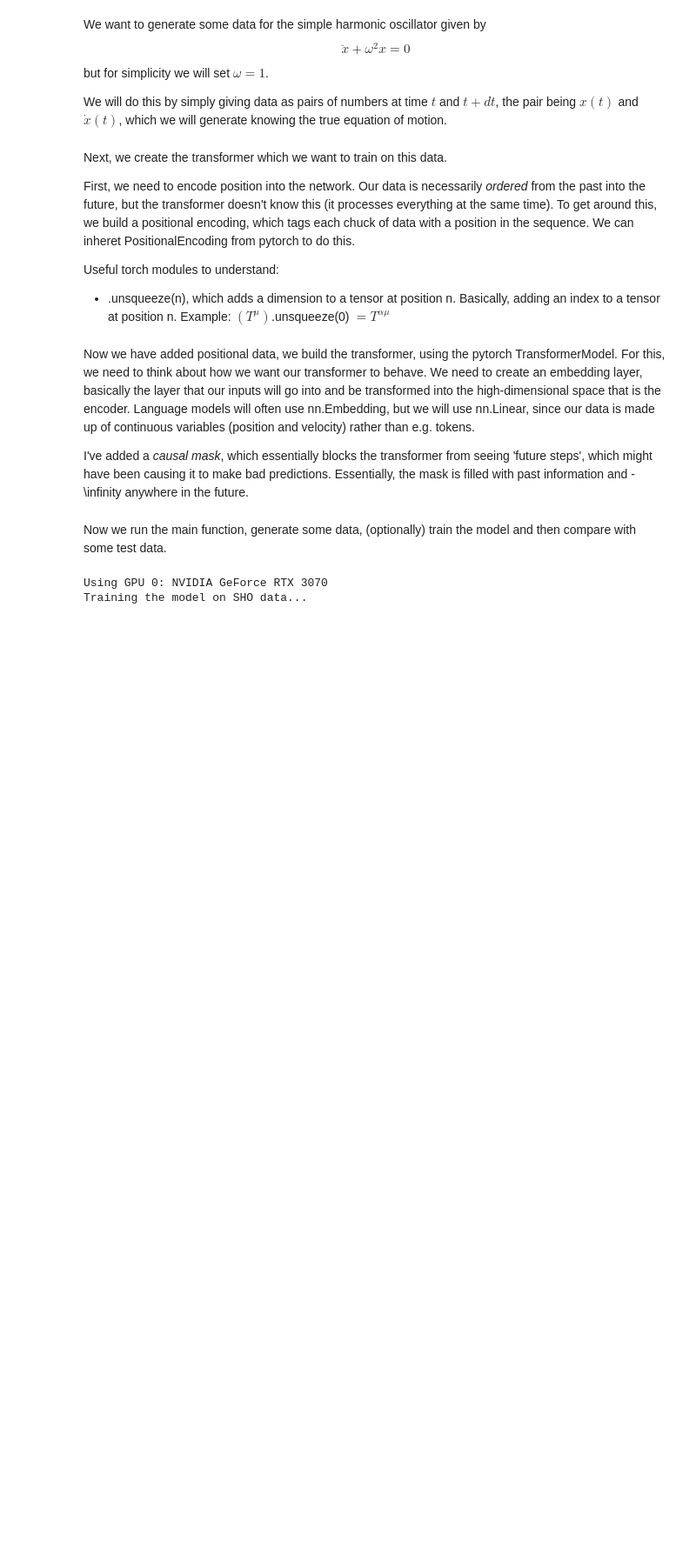
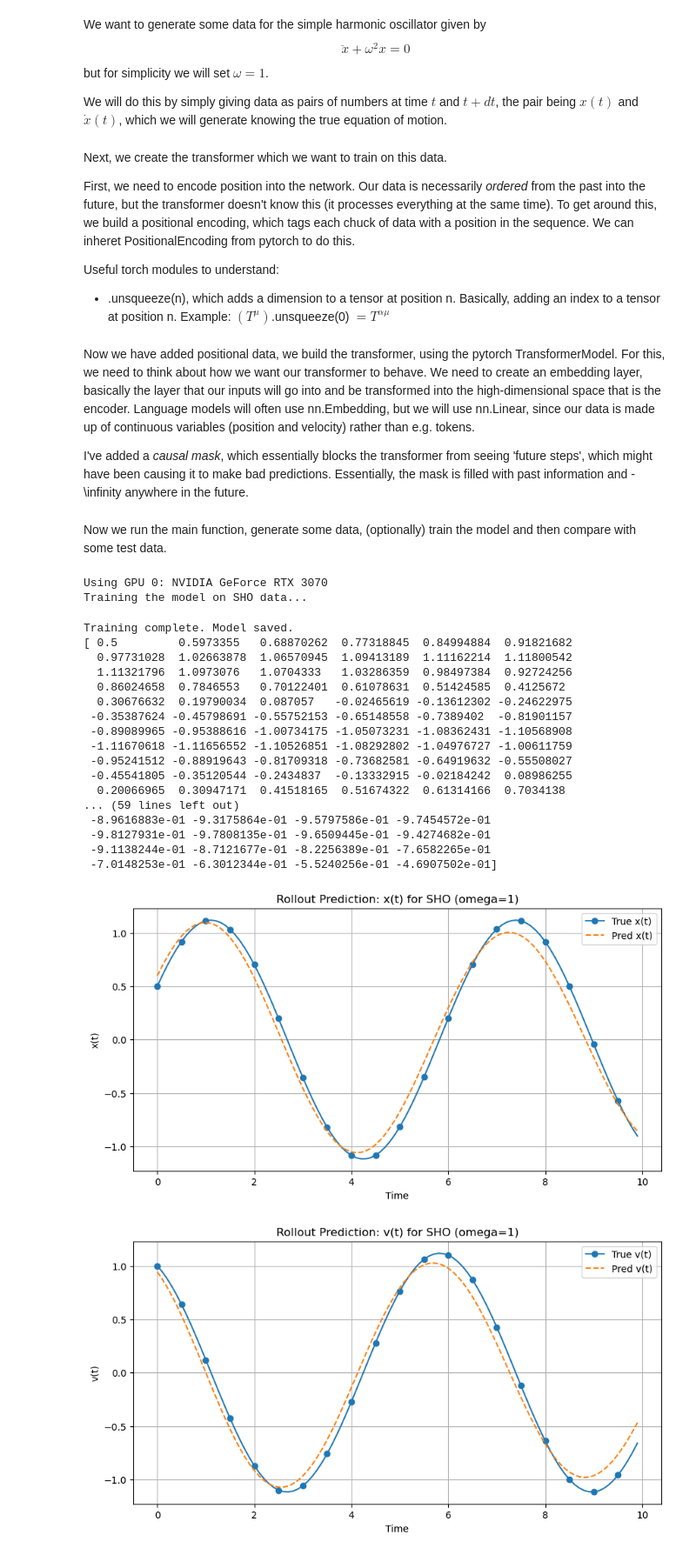
Before and after one commit to nmoynihan/ML-for-QFT, a Jupyter notebook: SHO.ipynb, the cells around one changed output. Shown: that part at 87% size. Cells and saved outputs as stored; diff of their text form; code cells hidden in the pictures; blank space fills up the shorter version.

Commit message:
Generated some other model files. Fixed a few issues and added GPU VRAM usage

```diff
--- a/SHO.ipynb
+++ b/SHO.ipynb
@@ -132,25 +127,25 @@ def main():
     # ---------------------------
     # Hyperparameters
     # ---------------------------
-    enable_training = False
+    enable_training = True
     MODEL_PATH = os.path.join(os.path.dirname(os.path.realpath('__file__')), "sho_transformer_model.pth") # Let's keep the model in the same directory as the script for simplicity
 
     # SHO data parameters
     num_samples = 10000  # how many sequences
     T = 200              # length of each sequence
-    dt = 0.1            # time step in the SHO solver
+    dt = 0.1             # time step in the SHO solver
     standardize = True   # standardize the data or not
 
     # Transformer hyperparams
     input_dim = 2       # [x(t), v(t)]
-    d_model = 128       # embedding dimension
+    d_model = 16       # embedding dimension
     num_heads = 2
-    num_layers = 4
-    dim_feedforward = 64
-    dropout = 0.01 # Randomly drop out 10% of the units
+    num_layers = 2
+    dim_feedforward = 8
+    dropout = 0.05 # Randomly drop out 1% of the units
 
     # Training hyperparams
-    num_epochs = 200
+    num_epochs = 2000
 
     X, Y = generate_sho_data(num_samples, T, dt, omega=1)
     # X, Y have shape (num_samples, T, 2) => (batch, seq_len, channels=[x,v])
@@ -210,7 +205,24 @@ def main():
                 total_loss += loss.item()
 
             avg_loss = total_loss / len(dataloader)
-            progress_bar.set_postfix(loss=f"{avg_loss:.6f}")
+            if torch.cuda.is_available():
+                # Query VRAM usage (in MB)
+                if epoch % 50 == 0:
+                    allocated = torch.cuda.memory_allocated(device) / 1e6
+                    reserved = torch.cuda.memory_reserved(device) / 1e6
+                    vramTotal = torch.cuda.get_device_properties(device).total_memory / 1e6
+                    vramUsed = allocated + reserved
+                    progress_bar.set_postfix({
+                        "VRAM": f"{vramUsed:.2f} / {vramTotal:.2f}",
+                        "Loss": f"{avg_loss:.6f}"
+                    })
+                # Update the tqdm display with current VRAM stats
+                progress_bar.set_postfix({
+                    "VRAM": f"{vramUsed:.2f} / {vramTotal:.2f}",
+                    "Loss": f"{avg_loss:.6f}"
+                })
+            else:
+                progress_bar.set_postfix(loss=f"{avg_loss:.6f}")
 
         # Save trained weights
         torch.save(model.state_dict(), MODEL_PATH)
@@ -281,30 +293,49 @@ def main():
     plt.grid(True)
     plt.title("Rollout Prediction: x(t) for SHO (omega=1)")
     plt.show()
 
     plt.figure(figsize=(10,5))
     plt.plot(test_t, true_v, label='True v(t)', marker='o', markevery=5)
     plt.plot(test_t, pred_v, label='Pred v(t)', linestyle='--')
     plt.xlabel("Time")
     plt.ylabel("v(t)")
     plt.legend()
     plt.grid(True)
     plt.title("Rollout Prediction: v(t) for SHO (omega=1)")
     plt.show()
 
     # Difference plot for v(t)
     diff_v = np.abs(true_v - pred_v)
     plt.figure(figsize=(10,5))
     plt.plot(test_t, diff_v, label='Absolute Error in v(t)', marker='o', markevery=5, color='red')
     plt.xlabel("Time")
     plt.ylabel("Absolute Error")
     plt.legend()
     plt.grid(True)
     plt.title("Difference Plot: True vs Predicted v(t)")
     plt.show()
 
 if __name__ == "__main__":
     main()
 # %% [output]
 Using GPU 0: NVIDIA GeForce RTX 3070
 Training the model on SHO data...
+Training complete. Model saved.
+[ 0.5         0.5973355   0.68870262  0.77318845  0.84994884  0.91821682
+  0.97731028  1.02663878  1.06570945  1.09413189  1.11162214  1.11800542
+  1.11321796  1.0973076   1.0704333   1.03286359  0.98497384  0.92724256
+  0.86024658  0.7846553   0.70122401  0.61078631  0.51424585  0.4125672
+  0.30676632  0.19790034  0.087057   -0.02465619 -0.13612302 -0.24622975
+ -0.35387624 -0.45798691 -0.55752153 -0.65148558 -0.7389402  -0.81901157
+ -0.89089965 -0.95388616 -1.00734175 -1.05073231 -1.08362431 -1.10568908
+ -1.11670618 -1.11656552 -1.10526851 -1.08292802 -1.04976727 -1.00611759
+ -0.95241512 -0.88919643 -0.81709318 -0.73682581 -0.64919632 -0.55508027
+ -0.45541805 -0.35120544 -0.2434837  -0.13332915 -0.02184242  0.08986255
+  0.20066965  0.30947171  0.41518165  0.51674322  0.61314166  0.7034138
+... (59 lines left out)
+ -8.9616883e-01 -9.3175864e-01 -9.5797586e-01 -9.7454572e-01
+ -9.8127931e-01 -9.7808135e-01 -9.6509445e-01 -9.4274682e-01
+ -9.1138244e-01 -8.7121677e-01 -8.2256389e-01 -7.6582265e-01
+ -7.0148253e-01 -6.3012344e-01 -5.5240256e-01 -4.6907502e-01]
+[figure, added]
+[figure, added]
```
Also changed, not shown: parts of 2 cells of this notebook, 5 other files.
